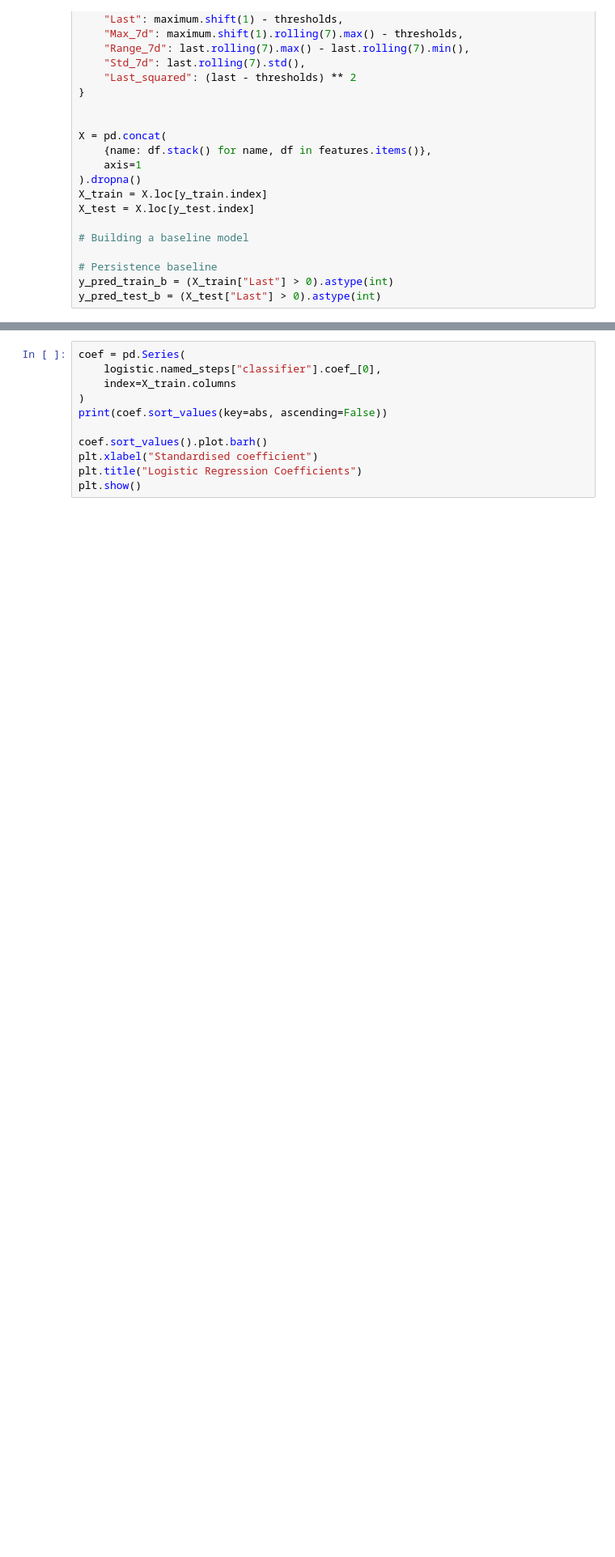
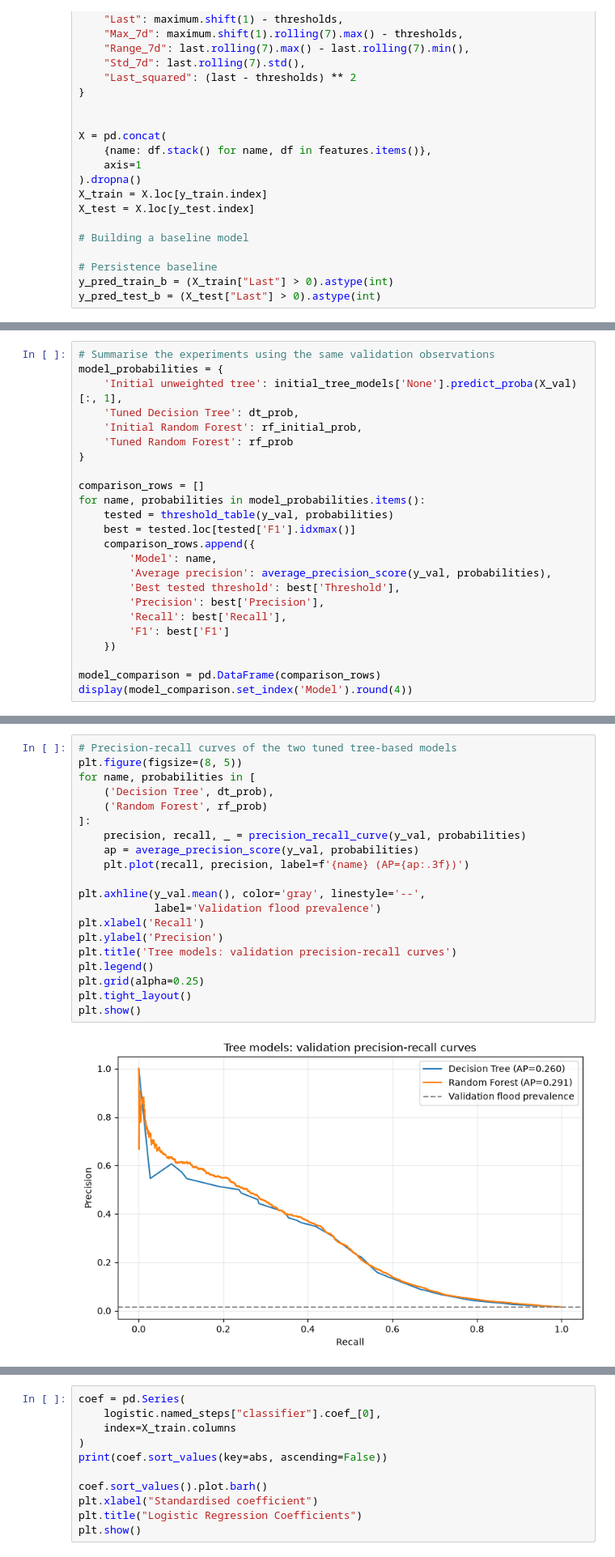
Before and after one commit to EmmaSC05/MLP-Group-Project, a Jupyter notebook: Project_copy_Maciek_ver-EMMA.ipynb, the cells around one changed output, grey strips where cells are left out. Shown at 81% size. Cells and saved outputs as stored; diff of their text form; blank space fills up the shorter version.

Commit message:
added decision trees and random forest

```diff
--- a/Project_copy_Maciek_ver-EMMA.ipynb
+++ b/Project_copy_Maciek_ver-EMMA.ipynb
@@ -460,0 +663,24 @@ Our final chosen model was the logistic regression. We chose it following Oclam'
+# %%
+# Summarise the experiments using the same validation observations
+model_probabilities = {
+    'Initial unweighted tree': initial_tree_models['None'].predict_proba(X_val)[:, 1],
+    'Tuned Decision Tree': dt_prob,
+    'Initial Random Forest': rf_initial_prob,
+    'Tuned Random Forest': rf_prob
+}
+
+comparison_rows = []
+for name, probabilities in model_probabilities.items():
+    tested = threshold_table(y_val, probabilities)
+    best = tested.loc[tested['F1'].idxmax()]
+    comparison_rows.append({
+        'Model': name,
+        'Average precision': average_precision_score(y_val, probabilities),
+        'Best tested threshold': best['Threshold'],
+        'Precision': best['Precision'],
+        'Recall': best['Recall'],
+        'F1': best['F1']
+    })
+
+model_comparison = pd.DataFrame(comparison_rows)
+display(model_comparison.set_index('Model').round(4))
@@ -460,0 +694,22 @@ Our final chosen model was the logistic regression. We chose it following Oclam'
+# %%
+# Precision-recall curves of the two tuned tree-based models
+plt.figure(figsize=(8, 5))
+for name, probabilities in [
+    ('Decision Tree', dt_prob),
+    ('Random Forest', rf_prob)
+]:
+    precision, recall, _ = precision_recall_curve(y_val, probabilities)
+    ap = average_precision_score(y_val, probabilities)
+    plt.plot(recall, precision, label=f'{name} (AP={ap:.3f})')
+
+plt.axhline(y_val.mean(), color='gray', linestyle='--',
+            label='Validation flood prevalence')
+plt.xlabel('Recall')
+plt.ylabel('Precision')
+plt.title('Tree models: validation precision-recall curves')
+plt.legend()
+plt.grid(alpha=0.25)
+plt.tight_layout()
+plt.show()
+# %% [output]
+[figure, added]
```
Also changed, not shown: parts of 31 cells of this notebook.
